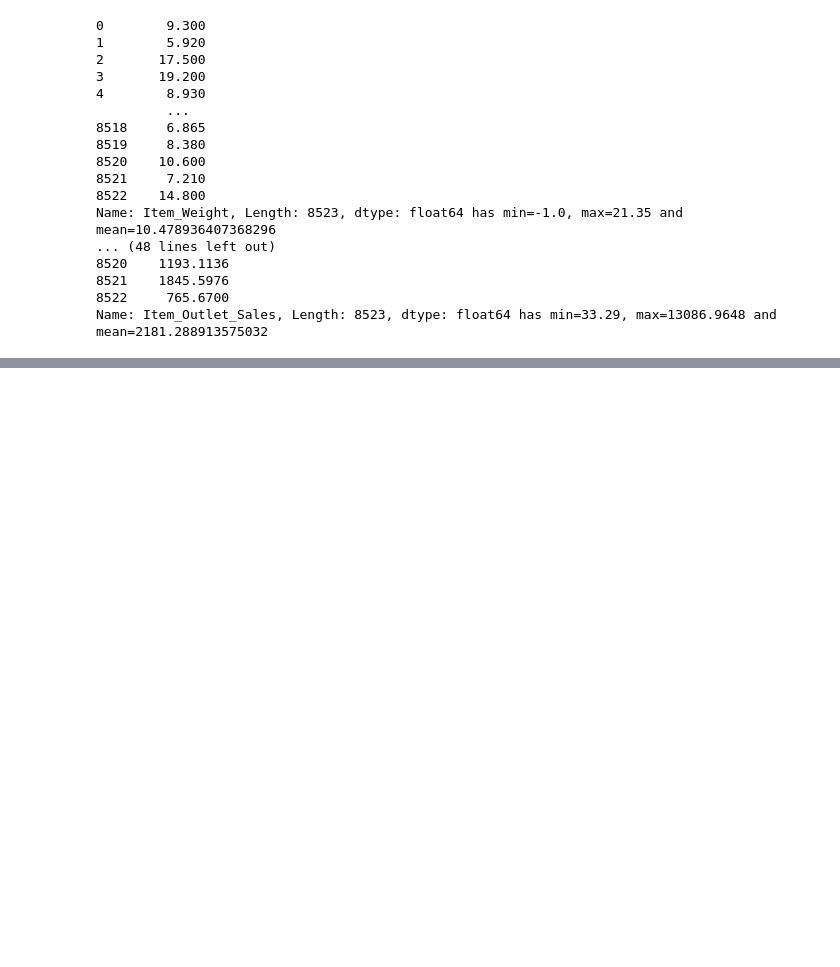
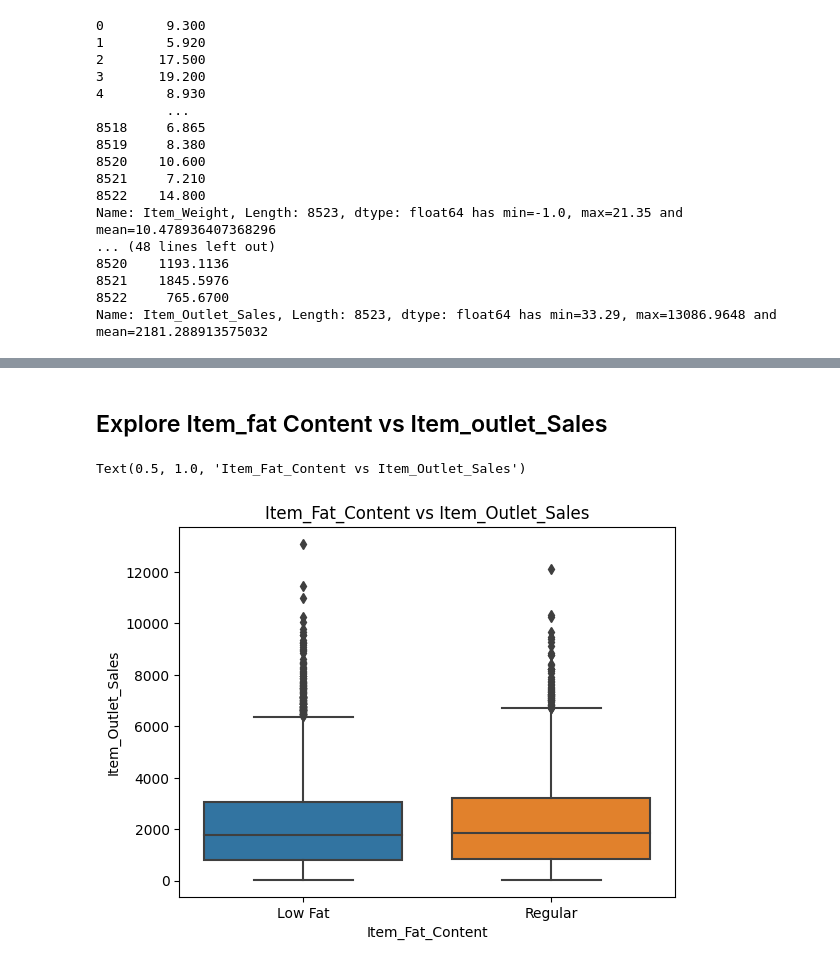
Before and after one commit to Noks06/Prediction-of-Product-Sales, a Jupyter notebook: Sales_Predictions.ipynb, the cells around one changed output, grey strips where cells are left out. Drawn from its saved outputs; the diff is of its cells as text; code cells hidden in the pictures; blank space fills up the shorter version.

```diff
--- a/Sales_Predictions.ipynb
+++ b/Sales_Predictions.ipynb
@@ -189,0 +265,9 @@ Name: Item_Outlet_Sales, Length: 8523, dtype: float64 has min=33.29, max=13086.9
+# %% [markdown]
+## Explore Item_fat Content vs Item_outlet_Sales
+# %%
+# using seaborn boxplot to
+ax2 = sbn.boxplot(data = df_prediction, x='Item_Fat_Content',y ='Item_Outlet_Sales')
+ax2.set_title('Item_Fat_Content vs Item_Outlet_Sales')
+# %% [output]
+Text(0.5, 1.0, 'Item_Fat_Content vs Item_Outlet_Sales')
+[figure, added]
```
Also changed, not shown: parts of 21 cells of this notebook.
